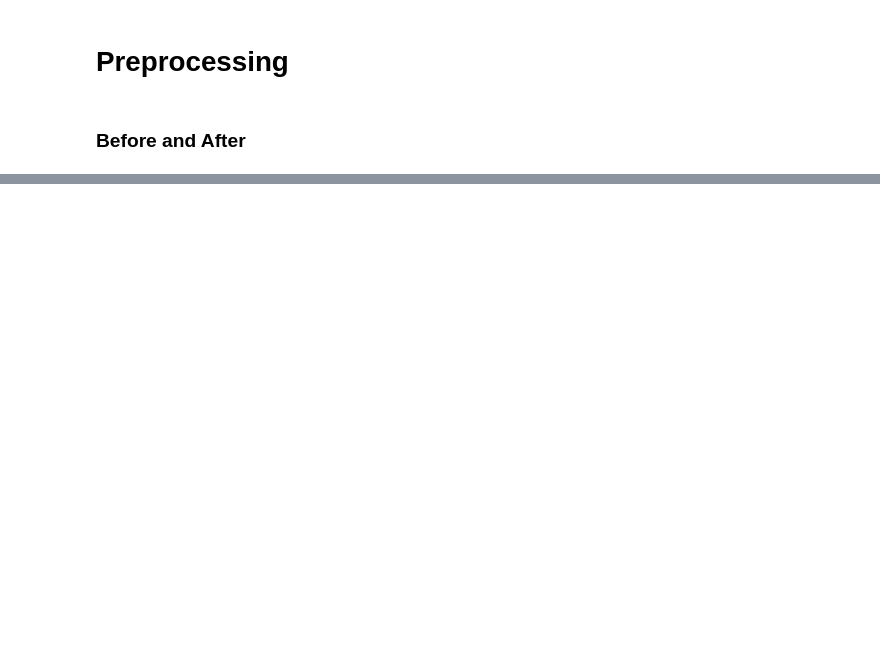
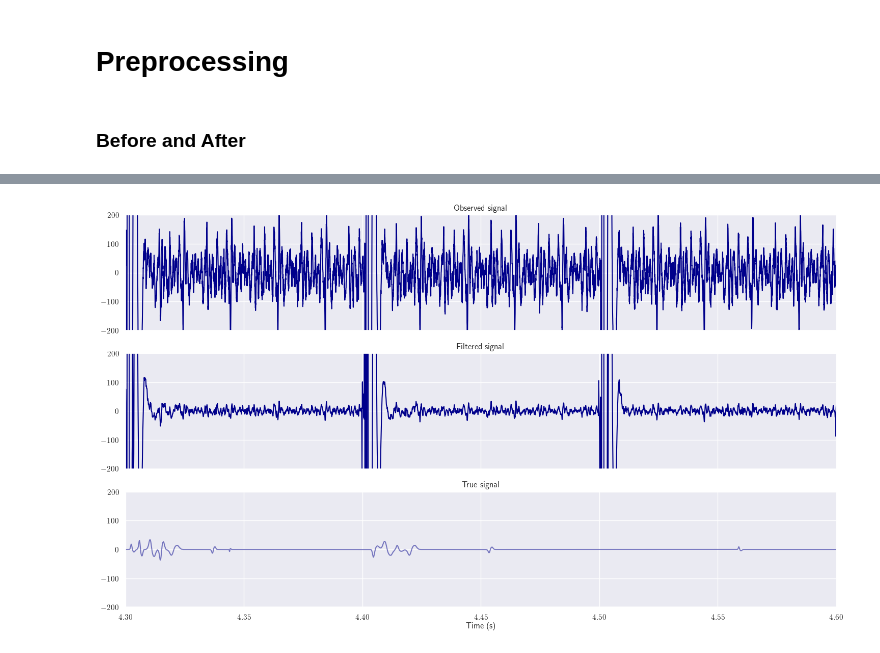
Before and after one commit to TheresaDF/NeuronSpikeEye, a Jupyter notebook: src/visualizations/preprocessing.ipynb, the cells around one changed output, grey strips where cells are left out. Drawn from its saved outputs; the diff is of its cells as text; code cells hidden in the pictures; blank space fills up the shorter version.

```diff
--- a/src/visualizations/preprocessing.ipynb
+++ b/src/visualizations/preprocessing.ipynb
@@ -2,22 +2,20 @@
 # Preprocessing
 # %%
 # import relevant packages
-import glob
-import numpy as np
 import matplotlib.pyplot as plt
 import seaborn as sns
-from src.data.dataset_utils import read_ns5_file
+import pickle
+import numpy as np
 
-fs = 10
 rcParams = {
     "font.family": "serif",  # use serif/main font for text elements
     'text.usetex': True,
-    'font.size': fs,
-    'axes.labelsize': fs,
-    'axes.titlesize': fs,
-    'xtick.labelsize': fs,
-    'ytick.labelsize': fs,
-    'legend.fontsize': fs,
+    'font.size': 12,
+    'axes.labelsize': 10,
+    'axes.titlesize': 10,
+    'xtick.labelsize': 10,
+    'ytick.labelsize': 10,
+    'legend.fontsize': 10,
     'axes.labelpad': 1,
     'axes.axisbelow': True,  # draw gridlines below other elements
     "pgf.rcfonts": False,    # don't setup fonts from rc parameters
@@ -83,0 +39,28 @@ plt.show()
+# %%
+path = "../../results/baseline/noise_config_0/snr_1_count_0.pkl"
+with open(path, 'rb') as f:
+    file = pickle.load(f)
+f.close()
+
+x_axis = np.arange(len(file['filtered_signal'])) / 30000
+channel = 0
+
+fig, ax = plt.subplots(3, 1, figsize = (18, 10), sharex=True)
+
+ax[0].plot(x_axis, file['obs_signal'][:, channel], color = "darkblue")
+ax[0].set_title("Observed signal")
+
+ax[1].plot(x_axis, file['filtered_signal'][:, channel], color = "darkblue")
+ax[1].set_title("Filtered signal")
+
+ax[2].plot(x_axis, file['true_signal'][:, channel], color = "darkblue", alpha = 0.5, label = f"Channel {channel}")
+ax[2].set_title("True signal")
+
+ax[2].set_xlabel("Time (s)")
+[a.set_xlim([4.3, 4.6]) for a in ax]
+[a.set_ylim([-200, 200]) for a in ax]
+
+# save figure
+plt.show()
+# %% [output]
+[figure, added]
```
Also changed, not shown: parts of 1 cell of this notebook, 1 other file.
